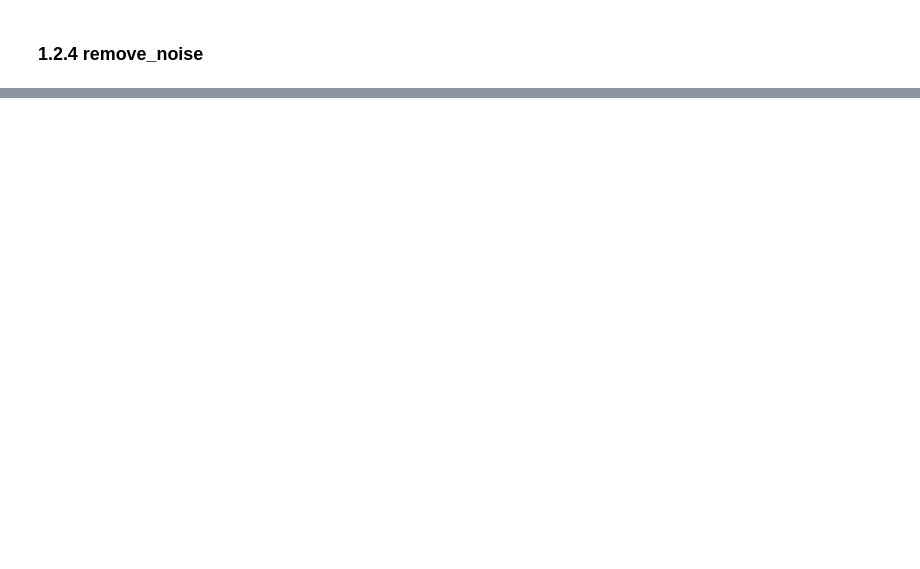
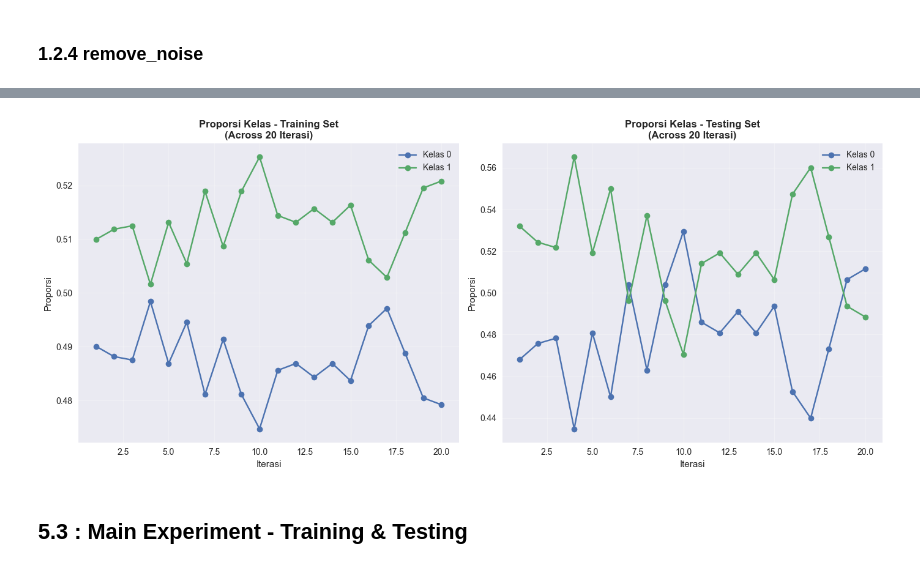
Before and after one commit to 027SukmaMulyani/TA, a Jupyter notebook: olah/clean.ipynb, the cells around one changed output, grey strips where cells are left out. Saved outputs shown, nothing was run; the diff lists cells and outputs as text; code cells hidden in the pictures; blank space fills up the shorter version.

```diff
--- a/olah/clean.ipynb
+++ b/olah/clean.ipynb
@@ -317,0 +1823,34 @@ def remove_noise(text):
+# %%
+# Line plot untuk proporsi kelas across iterasi
+fig, axes = plt.subplots(1, 2, figsize=(14, 6))
+
+# Training set
+for class_label in train_props_df.columns:
+    axes[0].plot(range(1, n_iterations + 1),
+                 train_props_df[class_label],
+                 marker='o',
+                 label=f'Kelas {class_label}')
+axes[0].set_title('Proporsi Kelas - Training Set\n(Across 20 Iterasi)', fontweight='bold')
+axes[0].set_xlabel('Iterasi')
+axes[0].set_ylabel('Proporsi')
+axes[0].legend()
+axes[0].grid(True, alpha=0.3)
+
+# Testing set
+for class_label in test_props_df.columns:
+    axes[1].plot(range(1, n_iterations + 1),
+                 test_props_df[class_label],
+                 marker='o',
+                 label=f'Kelas {class_label}')
+axes[1].set_title('Proporsi Kelas - Testing Set\n(Across 20 Iterasi)', fontweight='bold')
+axes[1].set_xlabel('Iterasi')
+axes[1].set_ylabel('Proporsi')
+axes[1].legend()
+axes[1].grid(True, alpha=0.3)
+
+plt.tight_layout()
+plt.show()
+# %% [output]
+[figure, added]
+# %% [markdown]
+## 5.3 : Main Experiment - Training & Testing
```
Also changed, not shown: parts of 105 cells of this notebook.
